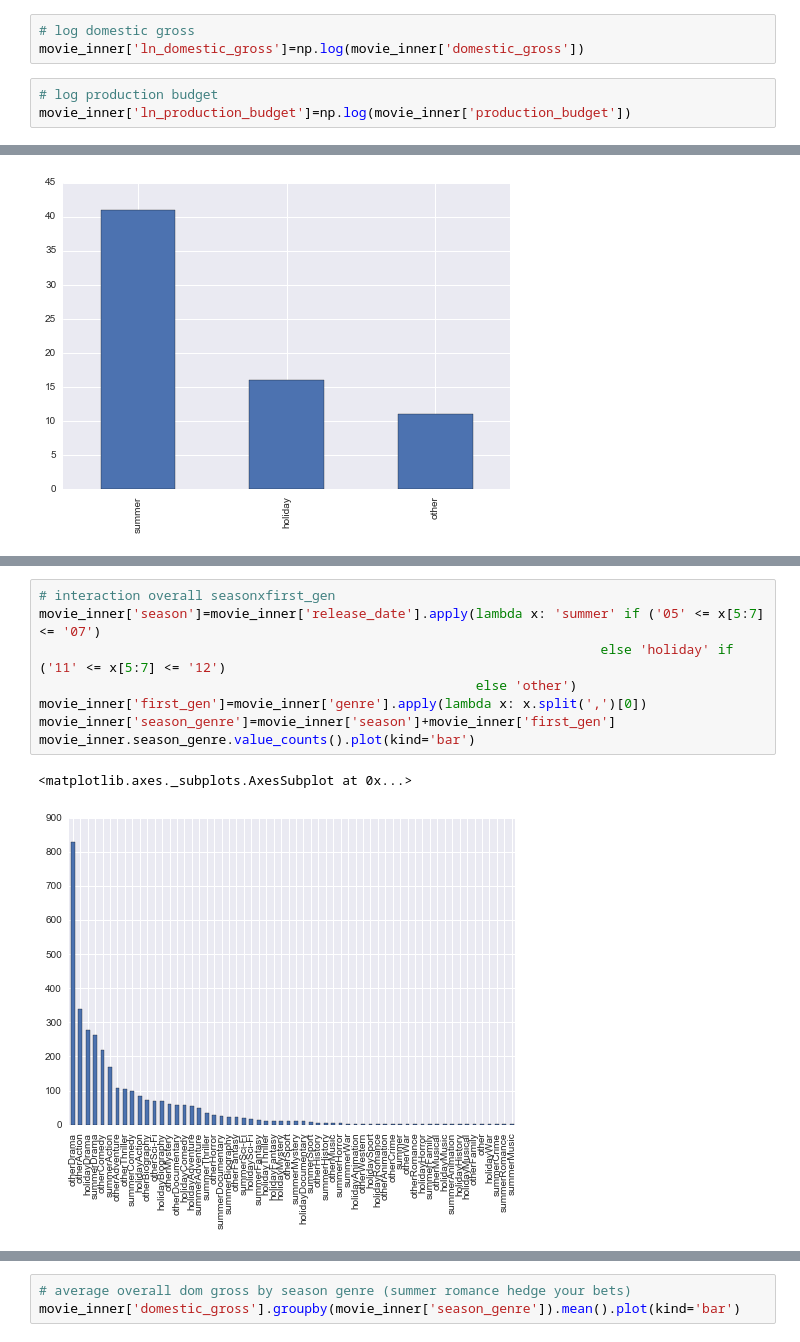
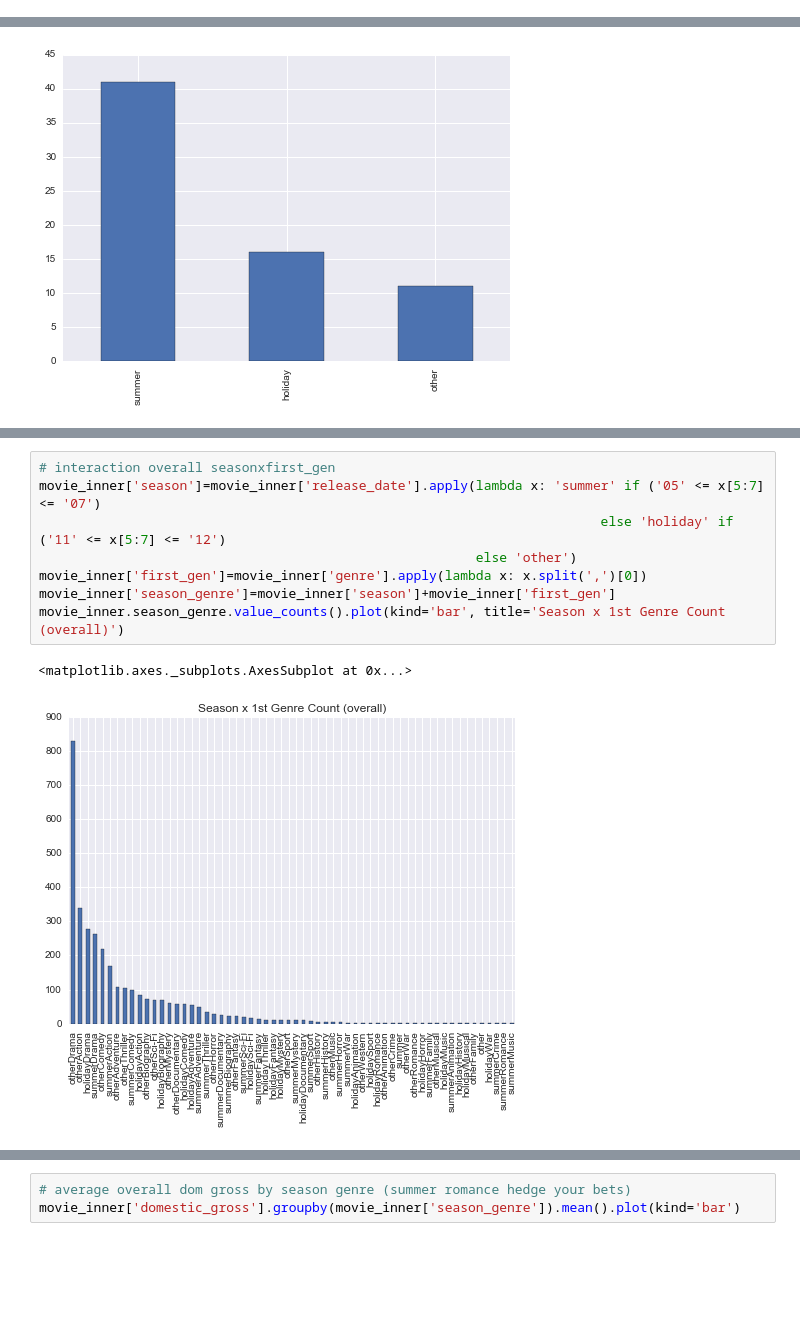
Before and after one commit to mombadil/team_apples, a Jupyter notebook: prediction.ipynb, the cells around one changed output, grey strips where cells are left out. Cells and saved outputs as stored; diff of their text form; blank space fills up the shorter version.

```diff
--- a/prediction.ipynb
+++ b/prediction.ipynb
@@ -78,9 +83,3 @@ movie_inner['notg_pg13']=movie_inner['g_pg_pg13'].apply(lambda x: 1 if x==0 else
 big_studios=movie_inner.studio.value_counts().index[:9]
 movie_inner['big_studio']=movie_inner['studio'].isin(big_studios)
 movie_inner['big_studio']=movie_inner['big_studio'].apply(lambda x: 1 if x==True else 0)
-# %%
-# log domestic gross
-movie_inner['ln_domestic_gross']=np.log(movie_inner['domestic_gross'])
-# %%
-# log production budget
-movie_inner['ln_production_budget']=np.log(movie_inner['production_budget'])
@@ -169,13 +169,13 @@ blockbusters_genre.season_genre.value_counts().plot(kind='bar')
 # %%
 # interaction overall seasonxfirst_gen
 movie_inner['season']=movie_inner['release_date'].apply(lambda x: 'summer' if ('05' <= x[5:7] <= '07')
                                                                         else 'holiday' if ('11' <= x[5:7] <= '12')
                                                         else 'other')
 movie_inner['first_gen']=movie_inner['genre'].apply(lambda x: x.split(',')[0])
 movie_inner['season_genre']=movie_inner['season']+movie_inner['first_gen']
-movie_inner.season_genre.value_counts().plot(kind='bar')
+movie_inner.season_genre.value_counts().plot(kind='bar', title='Season x 1st Genre Count (overall)')
 # %% [output]
 <matplotlib.axes._subplots.AxesSubplot at 0x...>
-[figure, old version]
+[figure, new version]
 # %%
 #overall season_genre average domestic (summer action makes most $$)
```
Also changed, not shown: parts of 9 cells of this notebook.
